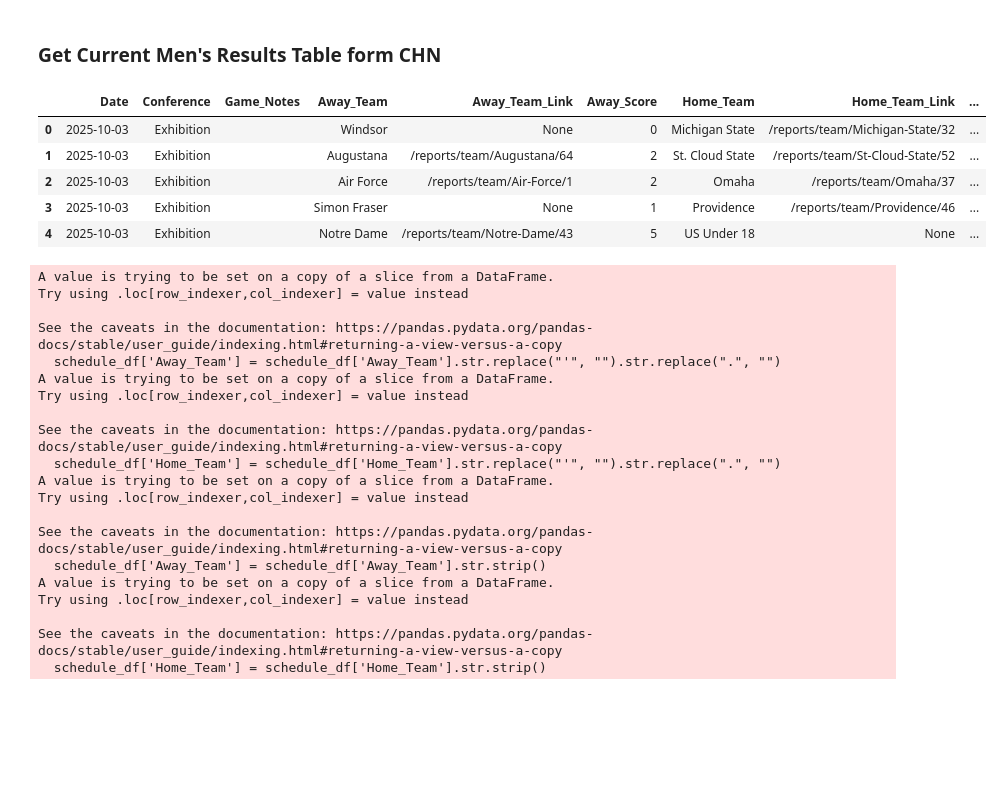
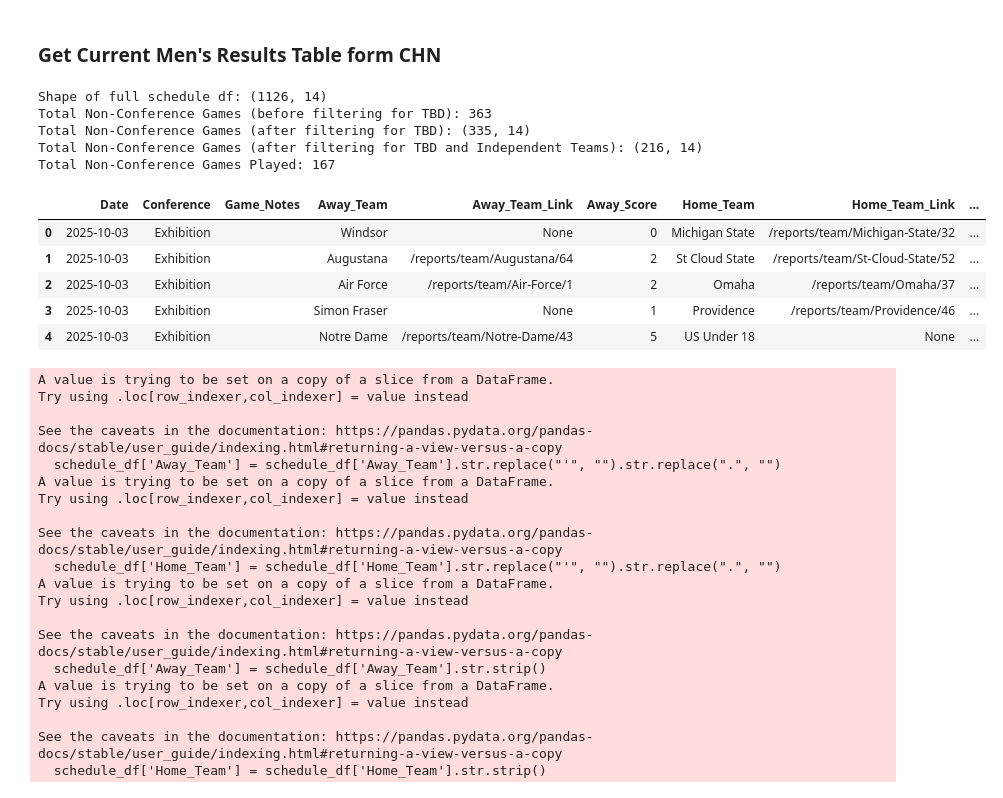
Before and after one commit to JSmith1826/college_hockey_2526, a Jupyter notebook: workbook/visualization_scripts/Conference_Head_to_Head_Heatmaps.ipynb, the cells around one changed output. Cells and saved outputs as stored; diff of their text form; code cells hidden in the pictures; blank space fills up the shorter version.

```diff
--- a/workbook/visualization_scripts/Conference_Head_to_Head_Heatmaps.ipynb
+++ b/workbook/visualization_scripts/Conference_Head_to_Head_Heatmaps.ipynb
@@ -245,6 +245,19 @@ df['Away_Team'] = df['Away_Team'].str.replace('-', ' ')
 # Apply the function to the DataFrame
 df['Game_ID'] = df.apply(lambda row: f'{row.Date}-{row.Home_Team}-{row.Away_Team}', axis=1)
 
+############ Team Name Fixes ############
+## Replace 'RPI' with 'Rensselaer'
+df['Home_Team'] = df['Home_Team'].replace('RPI', 'Rensselaer')
+df['Away_Team'] = df['Away_Team'].replace('RPI', 'Rensselaer')
+
+# Remove any Punctuation from Team Names
+df['Home_Team'] = df['Home_Team'].str.replace(r'[^\w\s]', '', regex=True)
+df['Away_Team'] = df['Away_Team'].str.replace(r'[^\w\s]', '', regex=True)
+##############################################
+
+#### Store a copy of the full schedule dataframe before filtering
+full_schedule_df = df.copy()
+
 ## Filter out games that have not been played yet
 df = df[df['Home_Score'] != '']
 
@@ -257,14 +270,3 @@ df['Away_Score'] = df['Away_Score'].astype(int)
 
 # Rename to schedule_df to put into next block
 schedule_df = df
-
-# Replace 'RPI' with 'Rense
-##############################################
-schedule_df.head()
-# %% [output]
-|  | Date | Conference | Game_Notes | Away_Team | Away_Team_Link | Away_Score | Home_Team | Home_Team_Link | ... |
-| 0 | 2025-10-03 | Exhibition |  | Windsor | None | 0 | Michigan State | /reports/team/Michigan-State/32 | ... |
-| 1 | 2025-10-03 | Exhibition |  | Augustana | /reports/team/Augustana/64 | 2 | St. Cloud State | /reports/team/St-Cloud-State/52 | ... |
-| 2 | 2025-10-03 | Exhibition |  | Air Force | /reports/team/Air-Force/1 | 2 | Omaha | /reports/team/Omaha/37 | ... |
-| 3 | 2025-10-03 | Exhibition |  | Simon Fraser | None | 1 | Providence | /reports/team/Providence/46 | ... |
-| 4 | 2025-10-03 | Exhibition |  | Notre Dame | /reports/team/Notre-Dame/43 | 5 | US Under 18 | None | ... |
@@ -281,3 +273,45 @@ schedule_df['Away_Team'] = schedule_df['Away_Team'].str.replace(r'[^\w\s]', '',
+# %%
+print(f'Shape of full schedule df: {full_schedule_df.shape}')
+
+## List of Conference values in the dataframe that should not be counted as Non-Conference games
+non_conference_values_list = ['Exhibition', 'Atlantic Hockey', 'Big Ten', 'CCHA', 'ECAC', 'Hockey East', 'NCHC']
+
+## Basic count using Conference column
+## Non-Conference games are ones NOT in the above list
+non_conference_count = full_schedule_df[~full_schedule_df['Conference'].isin(non_conference_values_list)].shape[0]
+### Filter
+non_conference_games_df = full_schedule_df[~full_schedule_df['Conference'].isin(non_conference_values_list)]
+print(f'Total Non-Conference Games (before filtering for TBD): {non_conference_count}')
+## Filter any games that have TBD in either team column
+non_conference_games_df = non_conference_games_df[~non_conference_games_df['Home_Team'].str.contains('TBD')]
+non_conference_games_df = non_conference_games_df[~non_conference_games_df['Away_Team'].str.contains('TBD')]
+print(f'Total Non-Conference Games (after filtering for TBD): {non_conference_games_df.shape}')
+
+# Filter out the independent teams from the non-conference games count because every game they play is non-conference
+independent_teams = ['Alaska', 'Alaska Anchorage', 'Lindenwood', 'Long Island', 'Stonehill']
+
+no_independent_non_conference_df = non_conference_games_df[~non_conference_games_df['Home_Team'].isin(independent_teams)]
+no_independent_non_conference_df = no_independent_non_conference_df[~no_independent_non_conference_df['Away_Team'].isin(independent_teams)]
+print(f'Total Non-Conference Games (after filtering for TBD and Independent Teams): {no_independent_non_conference_df.shape}')
+
+# Filter to only games that have been played
+played_non_conference_count = df[df['Conference'] == 'Non-Conference'].shape[0]
+print(f'Total Non-Conference Games Played: {played_non_conference_count}')
+# %% [output]
+Shape of full schedule df: (1126, 14)
+Total Non-Conference Games (before filtering for TBD): 363
+Total Non-Conference Games (after filtering for TBD): (335, 14)
+Total Non-Conference Games (after filtering for TBD and Independent Teams): (216, 14)
+Total Non-Conference Games Played: 167
+# %%
+full_schedule_df.head()
+# %% [output]
+|  | Date | Conference | Game_Notes | Away_Team | Away_Team_Link | Away_Score | Home_Team | Home_Team_Link | ... |
+| 0 | 2025-10-03 | Exhibition |  | Windsor | None | 0 | Michigan State | /reports/team/Michigan-State/32 | ... |
+| 1 | 2025-10-03 | Exhibition |  | Augustana | /reports/team/Augustana/64 | 2 | St Cloud State | /reports/team/St-Cloud-State/52 | ... |
+| 2 | 2025-10-03 | Exhibition |  | Air Force | /reports/team/Air-Force/1 | 2 | Omaha | /reports/team/Omaha/37 | ... |
+| 3 | 2025-10-03 | Exhibition |  | Simon Fraser | None | 1 | Providence | /reports/team/Providence/46 | ... |
+| 4 | 2025-10-03 | Exhibition |  | Notre Dame | /reports/team/Notre-Dame/43 | 5 | US Under 18 | None | ... |
 # %%
 
 # # Load Schedult/results data and compare conferences
```
Also changed, not shown: parts of 8 cells of this notebook, 1 other file.
